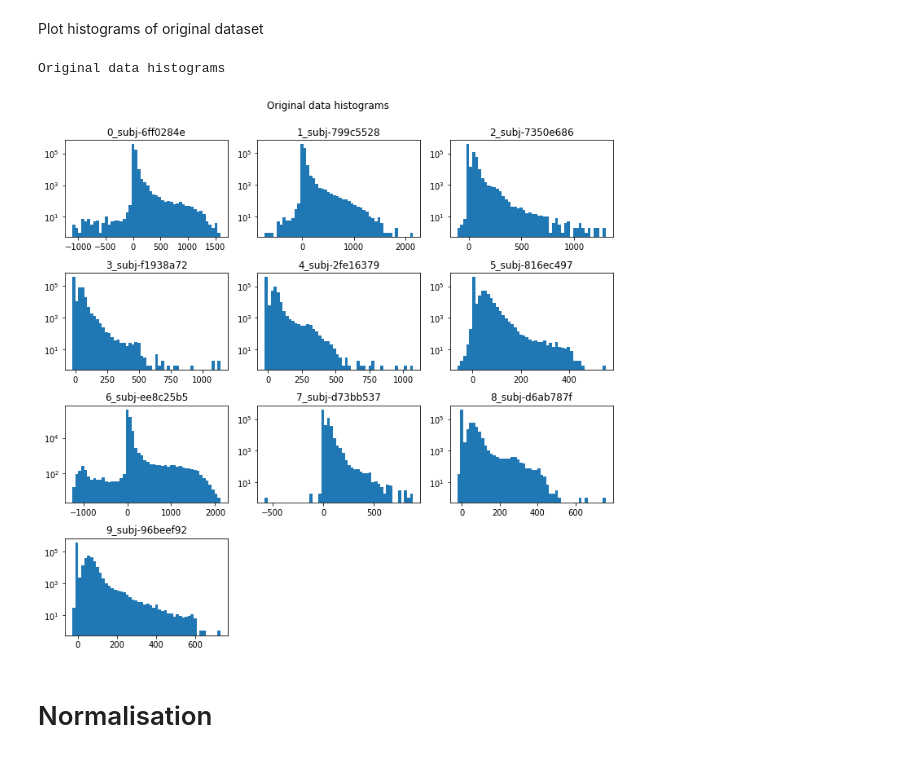
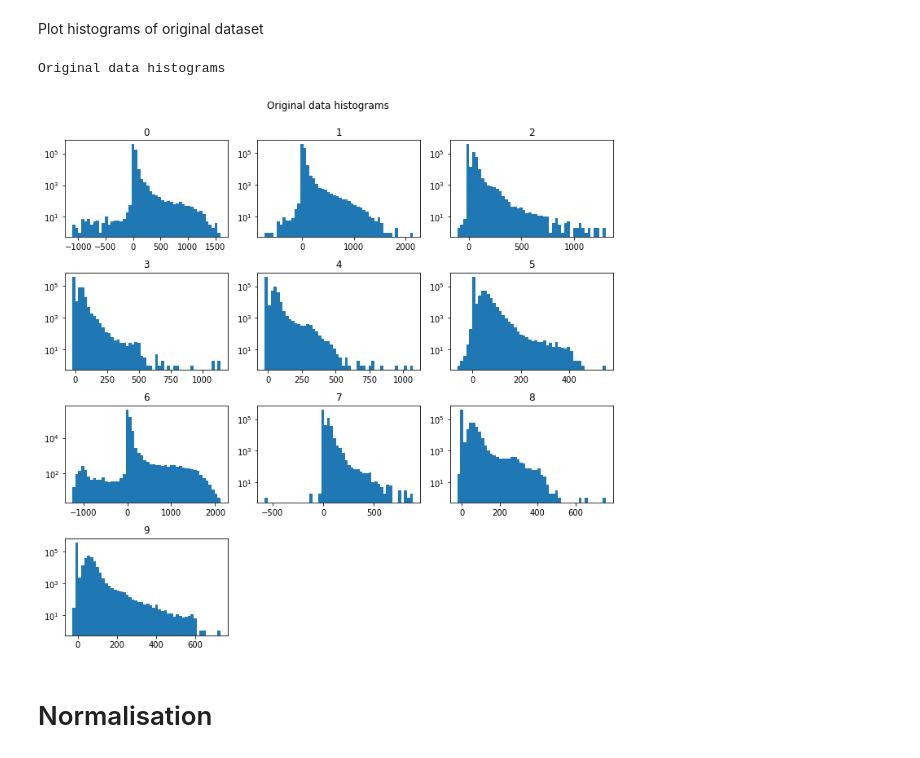
Before and after one commit to JulianKlug/brains_and_donuts, a Jupyter notebook: data_exploration/normalisation.ipynb, the cells around one changed output. Cells and saved outputs as stored; diff of their text form; code cells hidden in the pictures.

```diff
--- a/data_exploration/normalisation.ipynb
+++ b/data_exploration/normalisation.ipynb
@@ -52,11 +52,11 @@ def plot_per_sample_histograms(data, ids = None , log = False , bins = 50, title
 # %% [markdown]
 Plot histograms of original dataset
 # %%
-plot_per_sample_histograms(X_f, ids, log=True, title='Original data histograms')
+plot_per_sample_histograms(X_f, log=True, title='Original data histograms')
 print("Original data histograms")
 # %% [output]
 Original data histograms
-[figure, old version]
+[figure, new version]
 # %% [markdown]
 # Normalisation
 # %% [markdown]
```
Also changed, not shown: parts of 2 cells of this notebook, 8 other files.
